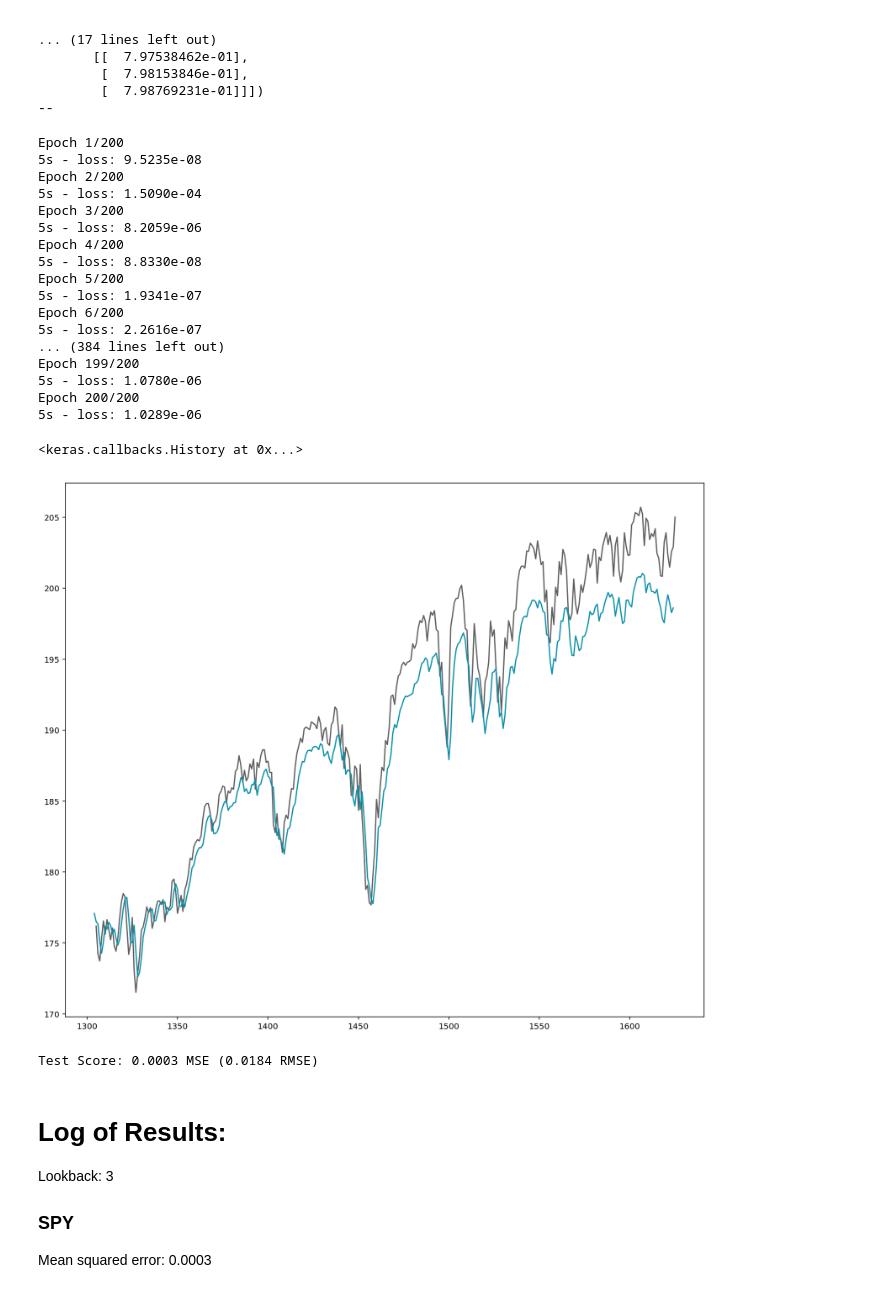
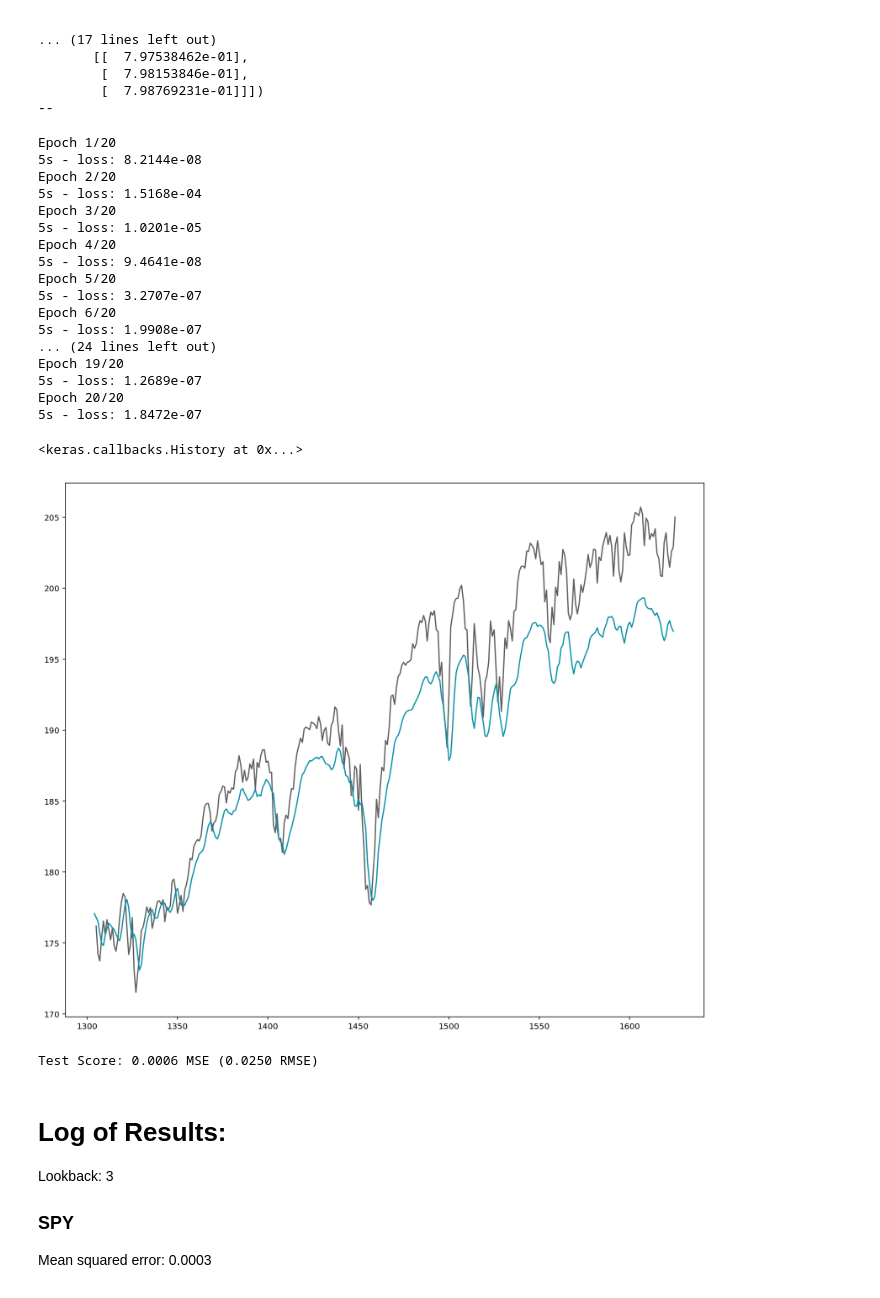
Before and after one commit to gilakos/machine-learning, a Jupyter notebook: projects/capstone/gilakos_stockpricepredictor_dev-workingmodel-deeplearning-keras-lstm.ipynb, the cells around one changed output. Drawn from its saved outputs; the diff is of its cells as text; code cells hidden in the pictures.

```diff
--- a/projects/capstone/gilakos_stockpricepredictor_dev-workingmodel-deeplearning-keras-lstm.ipynb
+++ b/projects/capstone/gilakos_stockpricepredictor_dev-workingmodel-deeplearning-keras-lstm.ipynb
@@ -244,20 +244,23 @@ def create_dataset(dataset, look_back=1):
         dataY.append(dataset[i + look_back, 0])
     return np.array(dataX), np.array(dataY)
 # %%
-# Reshape into X=t and Y=t+1
+# Reshape into t and t+1
 look_back = 3
-trainX, trainY = create_dataset(X_train, look_back)
-testX, testY = create_dataset(y_test, look_back)
+#trainX, trainY = create_dataset(X_train, look_back)
+#testX, testY = create_dataset(y_test, look_back)
 
-pprint(trainX)
+X_day_train_t, X_day_train_t1 = create_dataset(X_day_train, look_back)
+y_close_test_t, y_close_test_t1 = create_dataset(y_close_test, look_back)
+
+pprint(X_day_train_t)
 print('--')
 #pprint(trainY)
 
 # Reshape input to be [samples, time steps, features]
-trainX = np.reshape(trainX, (trainX.shape[0], trainX.shape[1], 1))
-testX = np.reshape(testX, (testX.shape[0], testX.shape[1], 1))
+X_day_train_t = np.reshape(X_day_train_t, (X_day_train_t.shape[0], X_day_train_t.shape[1], 1))
+y_close_test_t = np.reshape(y_close_test_t, (y_close_test_t.shape[0], y_close_test_t.shape[1], 1))
 
-pprint(trainX)
+pprint(X_day_train_t)
 print('--')
 #pprint(testX)
 # %% [output]
@@ -284,64 +287,65 @@ array([[[  0.00000000e+00],
 
 # Create and fit the LSTM network
 batch_size = 1
+epochs = 200 # 200
 model = Sequential()
 model.add(LSTM(8, batch_input_shape=(batch_size, look_back, 1)))
 model.add(Dense(1))
 model.compile(loss='mean_squared_error', optimizer='adam')
-model.fit(trainX, trainY, nb_epoch=200, batch_size=batch_size, verbose=2, shuffle=False)
+model.fit(X_day_train_t, X_day_train_t1, nb_epoch=epochs, batch_size=batch_size, verbose=2, shuffle=False)
 # %% [output]
-Epoch 1/200
-5s - loss: 9.5235e-08
-Epoch 2/200
-5s - loss: 1.5090e-04
-Epoch 3/200
-5s - loss: 8.2059e-06
-Epoch 4/200
-5s - loss: 8.8330e-08
-Epoch 5/200
-5s - loss: 1.9341e-07
-Epoch 6/200
-5s - loss: 2.2616e-07
-... (384 lines left out)
-Epoch 199/200
-5s - loss: 1.0780e-06
-Epoch 200/200
-5s - loss: 1.0289e-06
+Epoch 1/20
+5s - loss: 8.2144e-08
+Epoch 2/20
+5s - loss: 1.5168e-04
+Epoch 3/20
+5s - loss: 1.0201e-05
+Epoch 4/20
+5s - loss: 9.4641e-08
+Epoch 5/20
+5s - loss: 3.2707e-07
+Epoch 6/20
+5s - loss: 1.9908e-07
+... (24 lines left out)
+Epoch 19/20
+5s - loss: 1.2689e-07
+Epoch 20/20
+5s - loss: 1.8472e-07
 <keras.callbacks.History at 0x...>
 # %%
 # Generate predictions for training
-trainPredict = model.predict(trainX, batch_size=batch_size)
-testPredict = model.predict(testX, batch_size=batch_size)
-trainPredict_rescaled, r1 = scale_range(np.array(trainPredict), input_range=[0.0, 1.0], target_range=y_bounds)
-testPredict_rescaled, r2 = scale_range(np.array(testPredict), input_range=[0.0, 1.0], target_range=y_bounds)
+trainPredict = model.predict(X_day_train_t, batch_size=batch_size)
+testPredict = model.predict(y_close_test_t, batch_size=batch_size)
+trainPredict_rescaled, r1 = scale_range(np.array(trainPredict), input_range=[0.0, 1.0], target_range=y_close_bounds)
+testPredict_rescaled, r2 = scale_range(np.array(testPredict), input_range=[0.0, 1.0], target_range=y_close_bounds)
 
 # shift train predictions for plotting
-trainPredictPlot = np.empty_like(X_scaled)
+trainPredictPlot = np.empty_like(X_day_scaled)
 trainPredictPlot[:, :] = np.nan
 trainPredictPlot[look_back:len(trainPredict_rescaled)+look_back, :] = trainPredict_rescaled
 
 # shift test predictions for plotting
-testPredictPlot = np.empty_like(X_scaled)
+testPredictPlot = np.empty_like(X_day_scaled)
 testPredictPlot[:, :] = np.nan
-testPredictPlot[len(trainPredict_rescaled)+(look_back*2)+1:len(X_scaled)-1, :] = testPredict_rescaled
+testPredictPlot[len(trainPredict_rescaled)+(look_back*2)+1:len(X_day_scaled)-1, :] = testPredict_rescaled
 
 # Create actual values in aligned array
-yPlot = np.empty_like(y_scaled)
+yPlot = np.empty_like(y_close_scaled)
 yPlot[:, :] = np.nan
-yPlot[-len(testPredict_rescaled):, :] = y_all[-len(testPredict_rescaled):]
+yPlot[-len(testPredict_rescaled):, :] = y_close_all[-len(testPredict_rescaled):]
 
 # plot baseline and predictions
 plt.plot(yPlot,'#5F5F5F')
 plt.plot(testPredictPlot,  '#0C91AB')
 plt.show()
 # %% [output]
-[figure, old version]
+[figure, new version]
 # %%
 # The mean squared error
-testScore = model.evaluate(testX, testY, batch_size=batch_size, verbose=0)
+testScore = model.evaluate(y_close_test_t, y_close_test_t1, batch_size=batch_size, verbose=0)
 print('Test Score: %.4f MSE (%.4f RMSE)' % (testScore, math.sqrt(testScore)))
 # %% [output]
-Test Score: 0.0003 MSE (0.0184 RMSE)
+Test Score: 0.0006 MSE (0.0250 RMSE)
 # %% [markdown]
 # Log of Results:
 Lookback: 3
```
Also changed, not shown: parts of 3 cells of this notebook, 2 other files.
